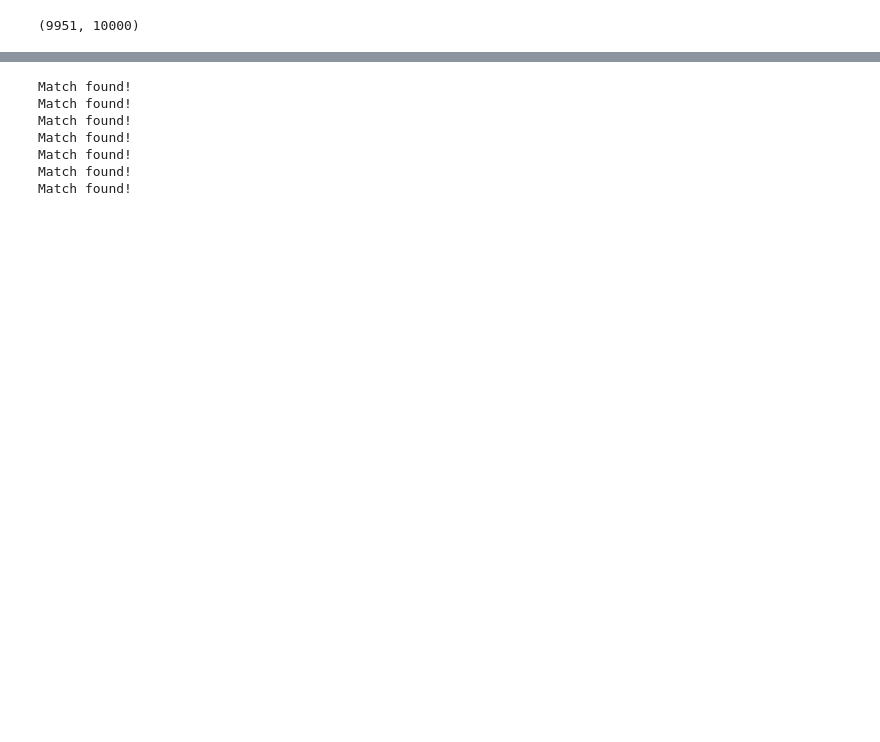
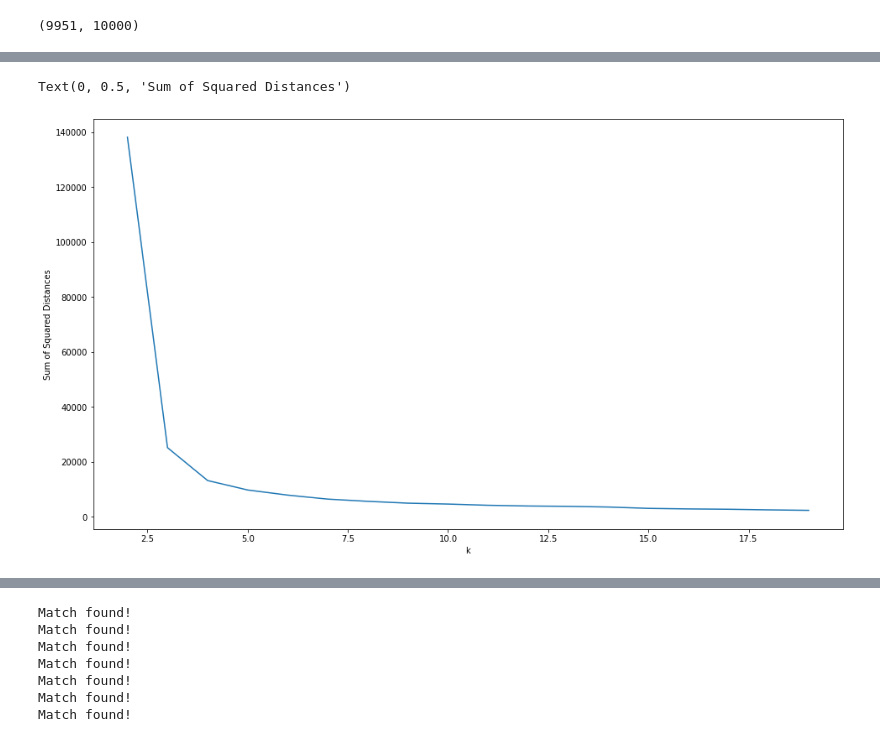
Before and after one commit to gerwolf/webscraping-workshop, a Jupyter notebook: DataFrames and APIs/DataFrames and APIs.ipynb, the cells around one changed output, grey strips where cells are left out. Cells and saved outputs as stored; diff of their text form; code cells hidden in the pictures; blank space fills up the shorter version.

```diff
--- a/DataFrames and APIs/DataFrames and APIs.ipynb
+++ b/DataFrames and APIs/DataFrames and APIs.ipynb
@@ -464,3 +462,5 @@ for i in matches:
     results_list.append(empty_dict)
 # %%
 results_df = pd.DataFrame(results_list)
+# %%
+gdf = gpd.GeoDataFrame(results_df, geometry=results_df['Tweet Coordinates'])
@@ -466,0 +546,28 @@ results_df = pd.DataFrame(results_list)
+# %%
+coordinates_data = {'lat': gdf['geometry'].x, 'lon': gdf['geometry'].y}
+coordinates_df = pd.DataFrame(data=coordinates_data)
+# %%
+ssd = []
+
+for i in range(2, 20):
+    # Find clusters
+    km = MiniBatchKMeans(n_clusters=i)
+    km.fit_predict(coordinates_df)
+
+    # Label cluster centers
+    centers = km.cluster_centers_
+
+    # Calculate sum of squared distances
+    ssd.append(km.inertia_)
+
+    # Get cluster center
+    coordinates_df['cluster'] = km.labels_
+# %%
+plt.plot(range(2,20), ssd)
+plt.xlabel('k')
+plt.ylabel('Sum of Squared Distances')
+
+# seems like 5 clusters are appropriate
+# %% [output]
+Text(0, 0.5, 'Sum of Squared Distances')
+[figure, added]
```
Also changed, not shown: parts of 16 cells of this notebook, 1 other file.
